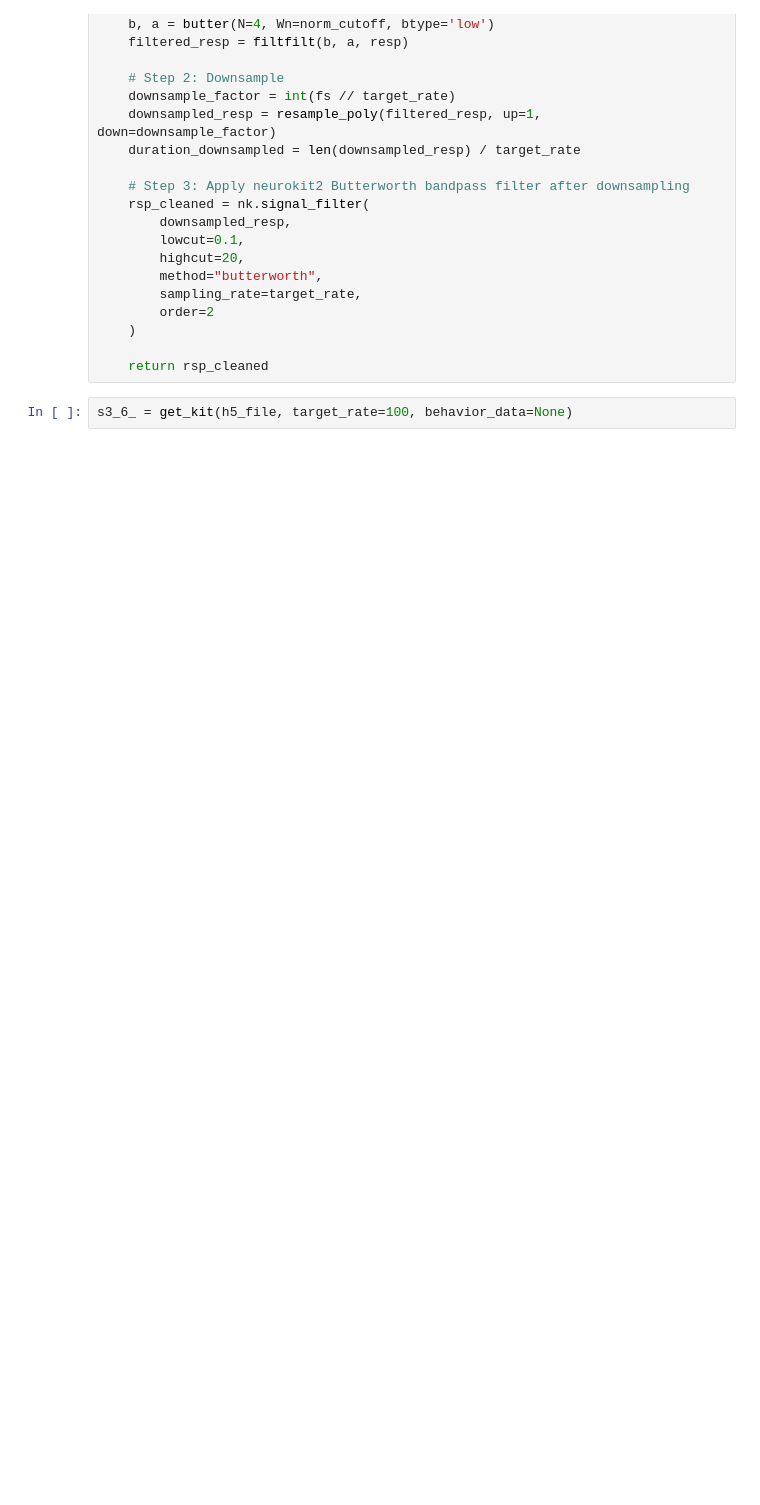
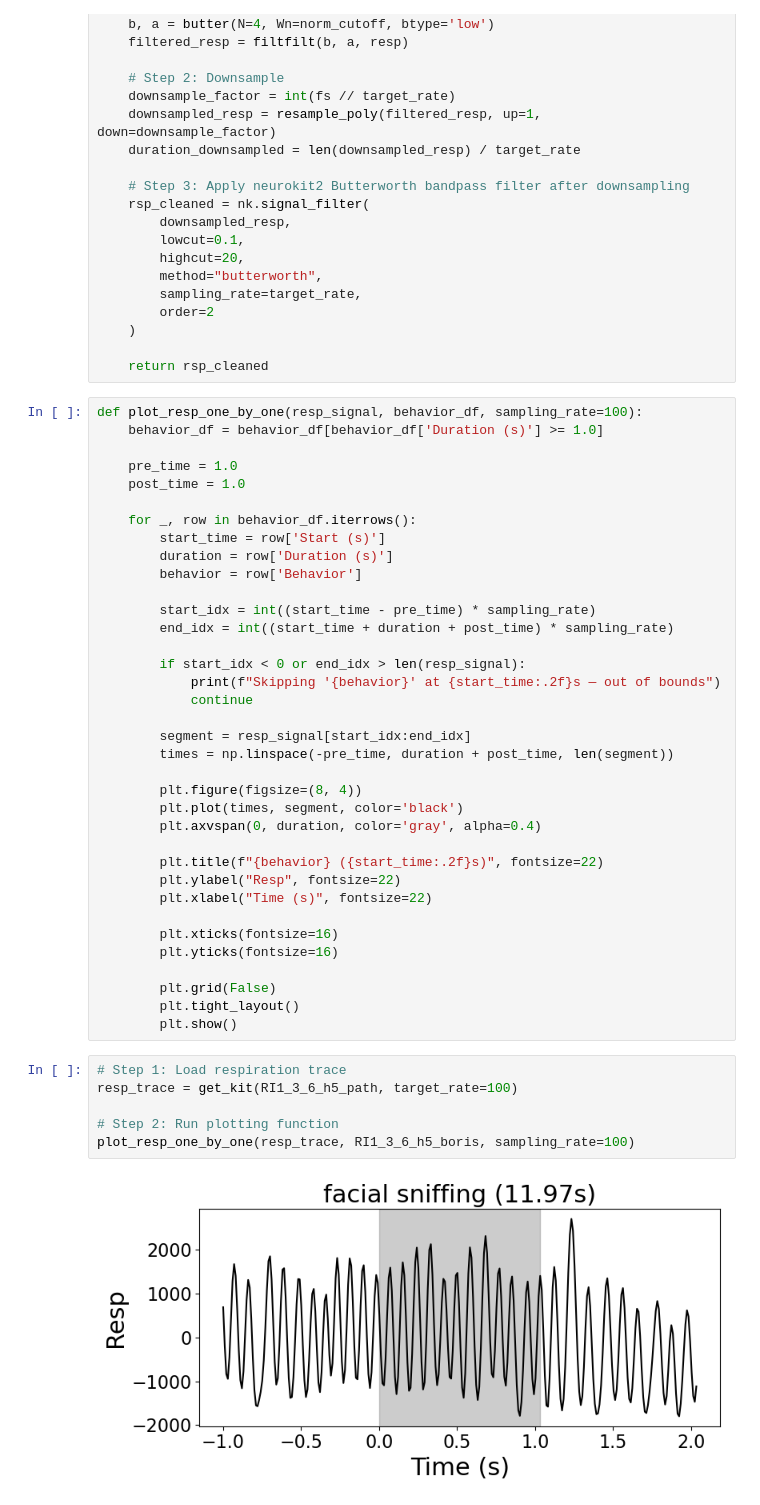
Before and after one commit to padillacoreanolab/respiratory_pilot, a Jupyter notebook: notebooks/thomas_notebooks/Sequioa_resp_behavior.ipynb, the cells around one changed output. Saved outputs shown, nothing was run; the diff lists cells and outputs as text; blank space fills up the shorter version.

```diff
--- a/notebooks/thomas_notebooks/Sequioa_resp_behavior.ipynb
+++ b/notebooks/thomas_notebooks/Sequioa_resp_behavior.ipynb
@@ -85,5 +110,47 @@ def get_kit(h5_file, target_rate=100, behavior_data=None):
     )
 
     return rsp_cleaned
-# %%
-s3_6_ = get_kit(h5_file, target_rate=100, behavior_data=None)
+# %%
+def plot_resp_one_by_one(resp_signal, behavior_df, sampling_rate=100):
+    behavior_df = behavior_df[behavior_df['Duration (s)'] >= 1.0]
+
+    pre_time = 1.0
+    post_time = 1.0
+
+    for _, row in behavior_df.iterrows():
+        start_time = row['Start (s)']
+        duration = row['Duration (s)']
+        behavior = row['Behavior']
+
+        start_idx = int((start_time - pre_time) * sampling_rate)
+        end_idx = int((start_time + duration + post_time) * sampling_rate)
+
+        if start_idx < 0 or end_idx > len(resp_signal):
+            print(f"Skipping '{behavior}' at {start_time:.2f}s — out of bounds")
+            continue
+
+        segment = resp_signal[start_idx:end_idx]
+        times = np.linspace(-pre_time, duration + post_time, len(segment))
+
+        plt.figure(figsize=(8, 4))
+        plt.plot(times, segment, color='black')
+        plt.axvspan(0, duration, color='gray', alpha=0.4)
+
+        plt.title(f"{behavior} ({start_time:.2f}s)", fontsize=22)
+        plt.ylabel("Resp", fontsize=22)
+        plt.xlabel("Time (s)", fontsize=22)
+
+        plt.xticks(fontsize=16)
+        plt.yticks(fontsize=16)
+
+        plt.grid(False)
+        plt.tight_layout()
+        plt.show()
+# %%
+# Step 1: Load respiration trace
+resp_trace = get_kit(RI1_3_6_h5_path, target_rate=100)
+
+# Step 2: Run plotting function
+plot_resp_one_by_one(resp_trace, RI1_3_6_h5_boris, sampling_rate=100)
+# %% [output]
+[figure, added]
```
Also changed, not shown: parts of 9 cells of this notebook, 7 other files.
